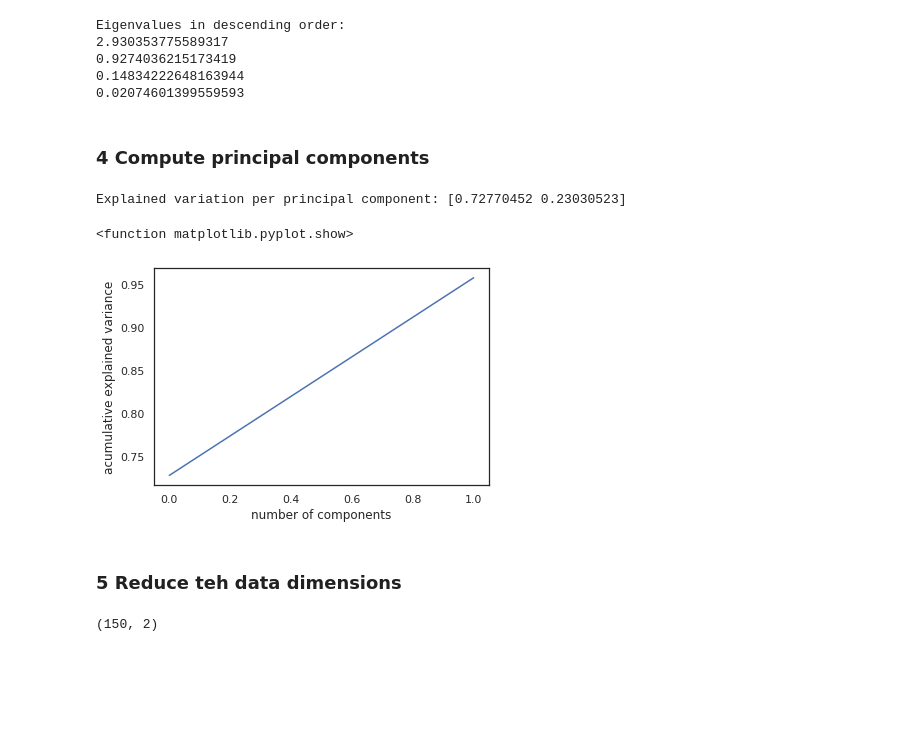
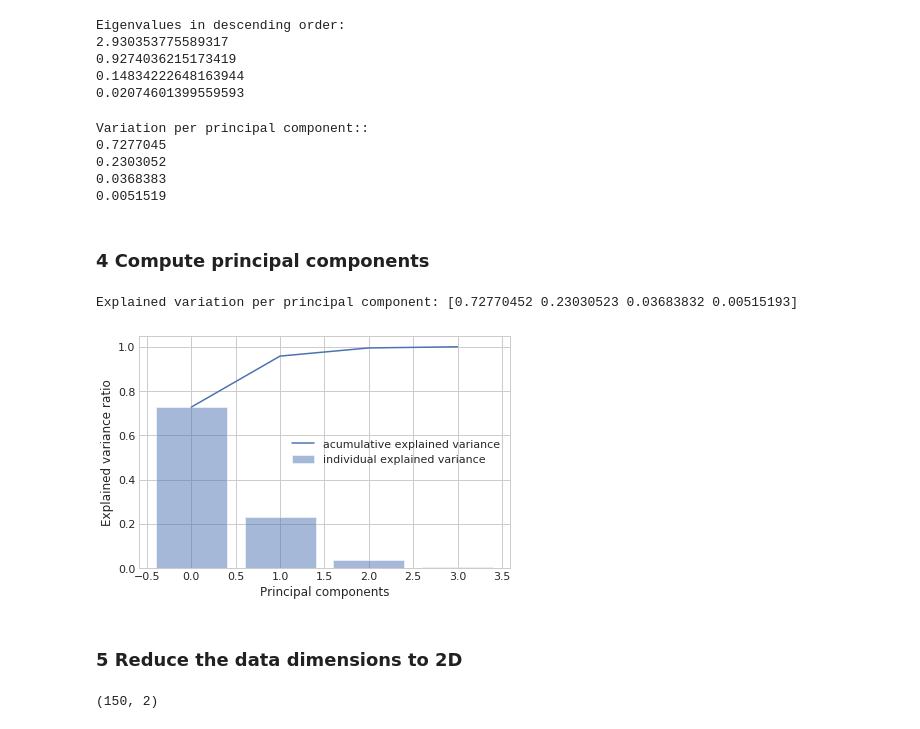
Before and after one commit to Giffy/AI_Intro-to-Machine-Learning, a Jupyter notebook: Session-5/PCA_step_by_step_Irises.ipynb, the cells around one changed output. Saved outputs shown, nothing was run; the diff lists cells and outputs as text; code cells hidden in the pictures; blank space fills up the shorter version.

Commit message:
PCA explained step by step

```diff
--- a/Session-5/PCA_step_by_step_Irises.ipynb
+++ b/Session-5/PCA_step_by_step_Irises.ipynb
@@ -103,22 +152,41 @@ Eigenvalues in descending order:
 0.9274036215173419
 0.14834222648163944
 0.02074601399559593
+# %%
+print('Variation per principal component::')
+eig_val_list = [i[0] for i in eig_pairs]
+for i in eig_val_list:
+  print (round( (i /sum(eig_val_list)),7))
+# %% [output]
+Variation per principal component::
+0.7277045
+0.2303052
+0.0368383
+0.0051519
 # %% [markdown]
 ### 4 Compute principal components
 # %%
 # Explained variance
-pca = PCA(n_components=2).fit(x_std)
+pca = PCA(n_components=4).fit(x_std)
 print('Explained variation per principal component: {}'.format(pca.explained_variance_ratio_))
 # %% [output]
-Explained variation per principal component: [0.72770452 0.23030523]
+Explained variation per principal component: [0.72770452 0.23030523 0.03683832 0.00515193]
-# %%
-plt.plot(np.cumsum(pca.explained_variance_ratio_))
-plt.xlabel('number of components')
-plt.ylabel('acumulative explained variance')
-plt.show
-# %% [output]
-<function matplotlib.pyplot.show>
-[figure, removed]
+# %%
+pc_explained = pca.explained_variance_ratio_.tolist()
+with plt.style.context('seaborn-whitegrid'):
+  plt.figure(figsize=(6, 4))
+
+  plt.bar(range(len(pc_explained)), pc_explained, alpha=0.5, align='center',
+          label='individual explained variance')
+  plt.plot(range(len(pc_explained)), np.cumsum(pc_explained),
+            label='acumulative explained variance')
+
+  plt.ylabel('Explained variance ratio')
+  plt.xlabel('Principal components')
+  plt.legend(loc='best')
+  plt.tight_layout()
+# %% [output]
+[figure, added]
 # %% [markdown]
-### 5 Reduce teh data dimensions
+### 5 Reduce the data dimensions to 2D
 # %%
```
Also changed, not shown: parts of 13 cells of this notebook.
